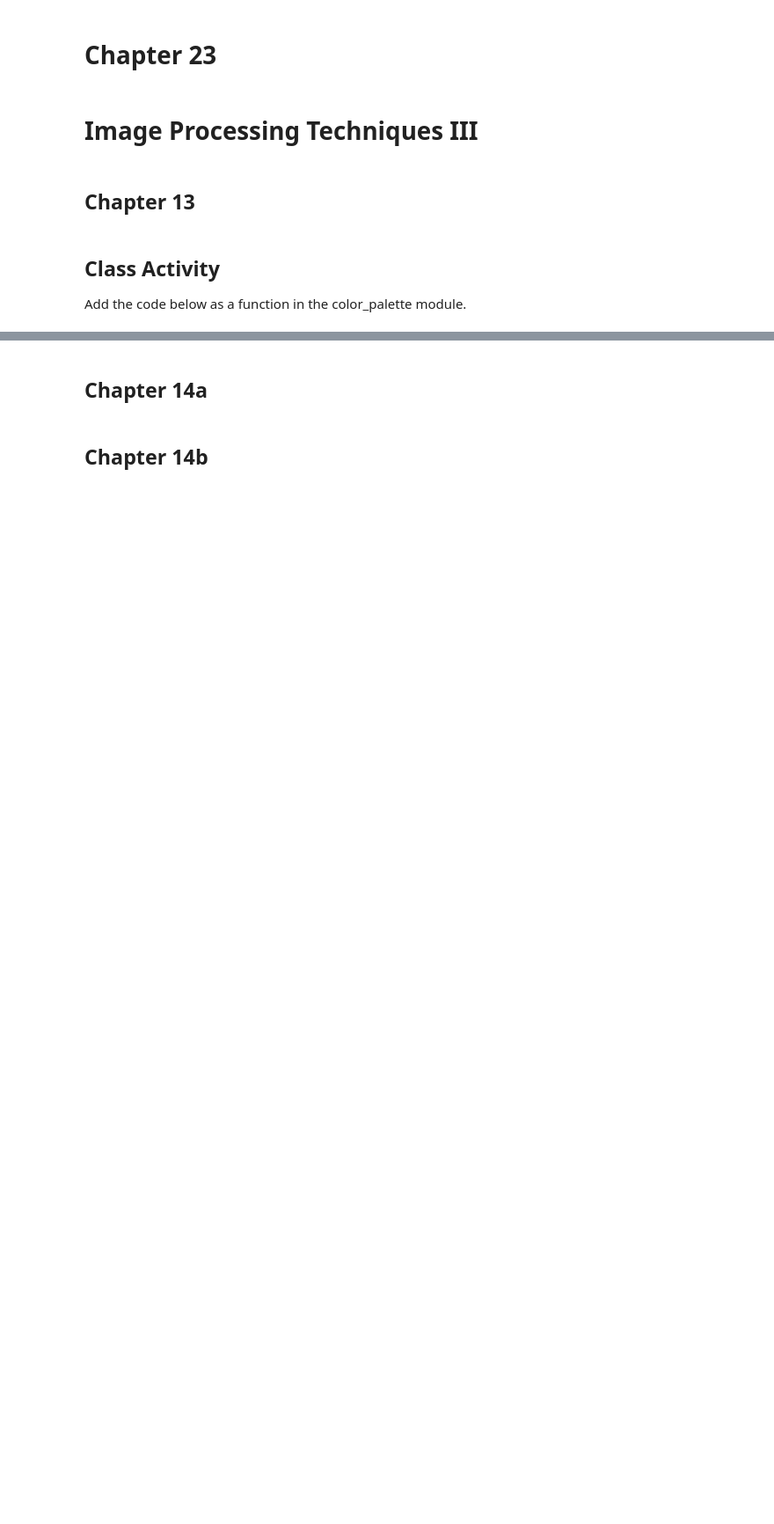
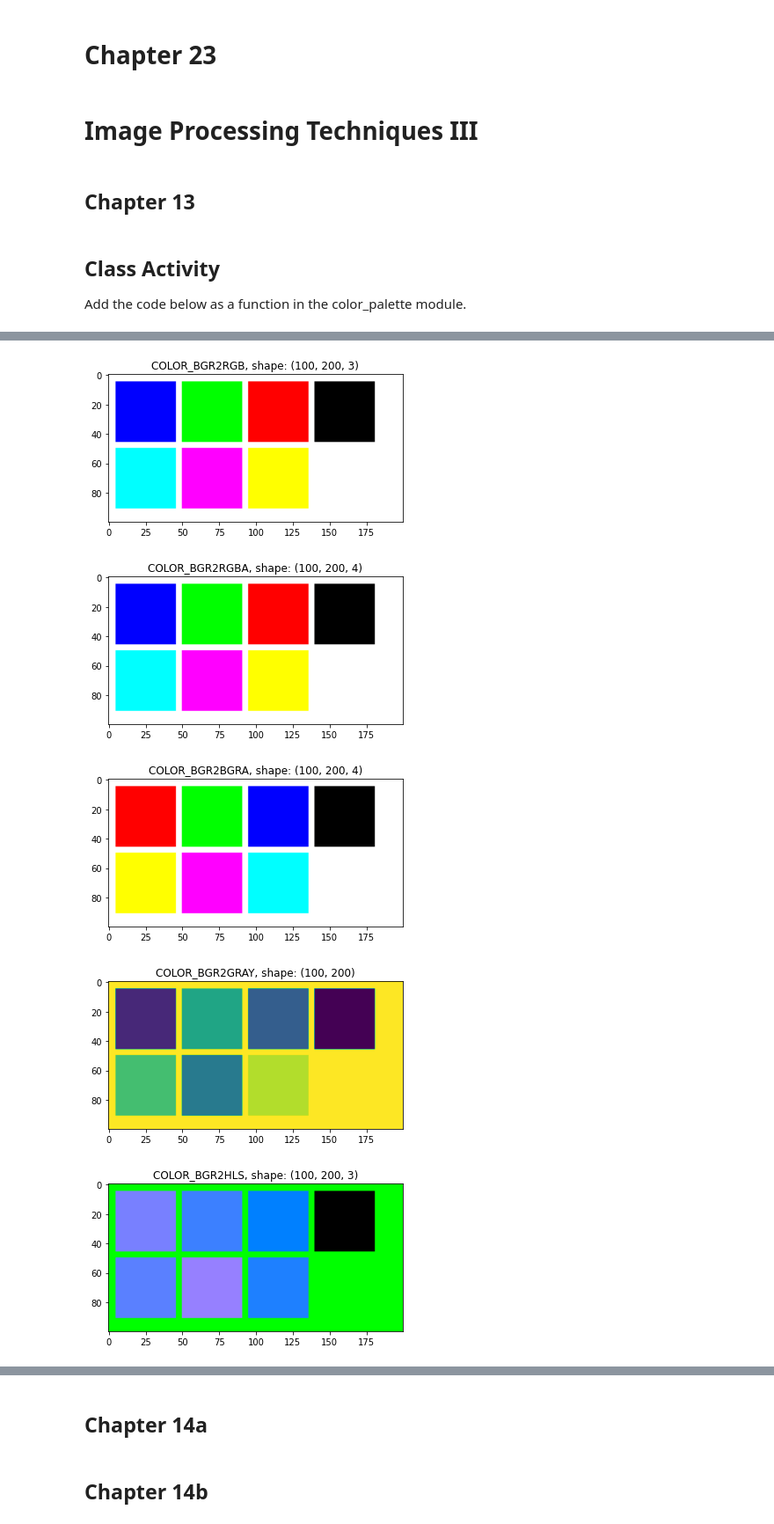
Before and after one commit to goke-ai/cv, a Jupyter notebook: advance/23.ipynb, the cells around one changed output, grey strips where cells are left out. Shown at 88% size. Saved outputs shown, nothing was run; the diff lists cells and outputs as text; code cells hidden in the pictures; blank space fills up the shorter version.

```diff
--- a/advance/23.ipynb
+++ b/advance/23.ipynb
@@ -48,0 +105,41 @@ show_in_matplotlib(img, None)
+# %%
+import cv2 as cv
+import matplotlib.pyplot as plt
+
+img = cv.imread('../essential/color_img.png')
+
+img4Show = cv.cvtColor(img, cv.COLOR_BGR2RGB)
+plt.imshow(img4Show)
+plt.title(f'COLOR_BGR2RGB, shape: {img4Show.shape}')
+plt.show()
+
+img4Show = cv.cvtColor(img, cv.COLOR_BGR2RGBA)
+plt.imshow(img4Show)
+plt.title(f'COLOR_BGR2RGBA, shape: {img4Show.shape}')
+plt.show()
+
+img4Show = cv.cvtColor(img, cv.COLOR_BGR2BGRA)
+plt.imshow(img4Show)
+plt.title(f'COLOR_BGR2BGRA, shape: {img4Show.shape}')
+plt.show()
+
+img4Show = cv.cvtColor(img, cv.COLOR_BGR2GRAY)
+plt.imshow(img4Show)
+plt.title(f'COLOR_BGR2GRAY, shape: {img4Show.shape}')
+plt.show()
+
+img4Show = cv.cvtColor(img, cv.COLOR_BGR2HLS)
+plt.imshow(img4Show)
+plt.title(f'COLOR_BGR2HLS, shape: {img4Show.shape}')
+plt.show()
+
+img4Show = cv.cvtColor(img, cv.COLOR_BGR2HSV)
+plt.imshow(img4Show)
+plt.title(f'COLOR_BGR2HSV, shape: {img4Show.shape}')
+plt.show()
+# %% [output]
+[figure, added]
+[figure, added]
+[figure, added]
+[figure, added]
+[figure, added]
```
Also changed, not shown: parts of 19 cells of this notebook, 27 other files.
